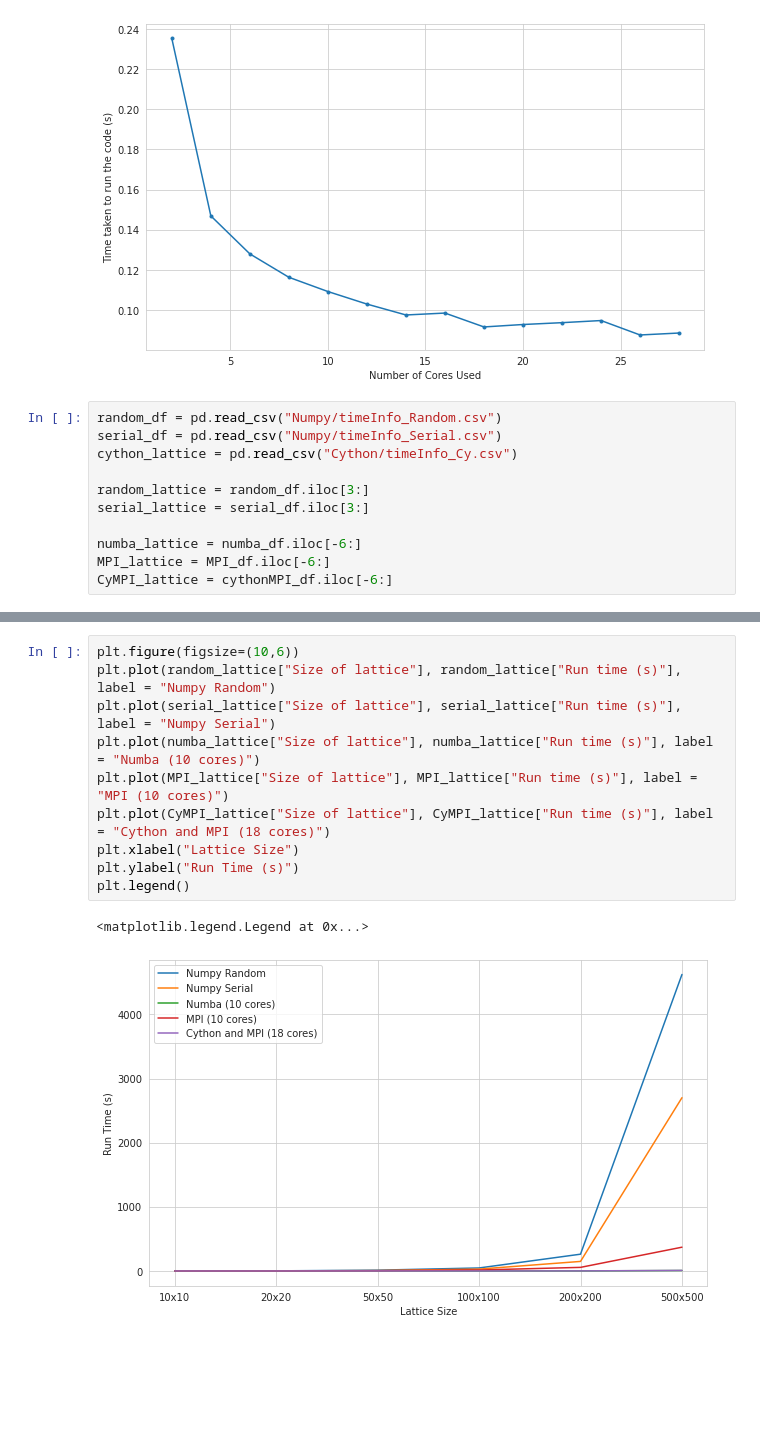
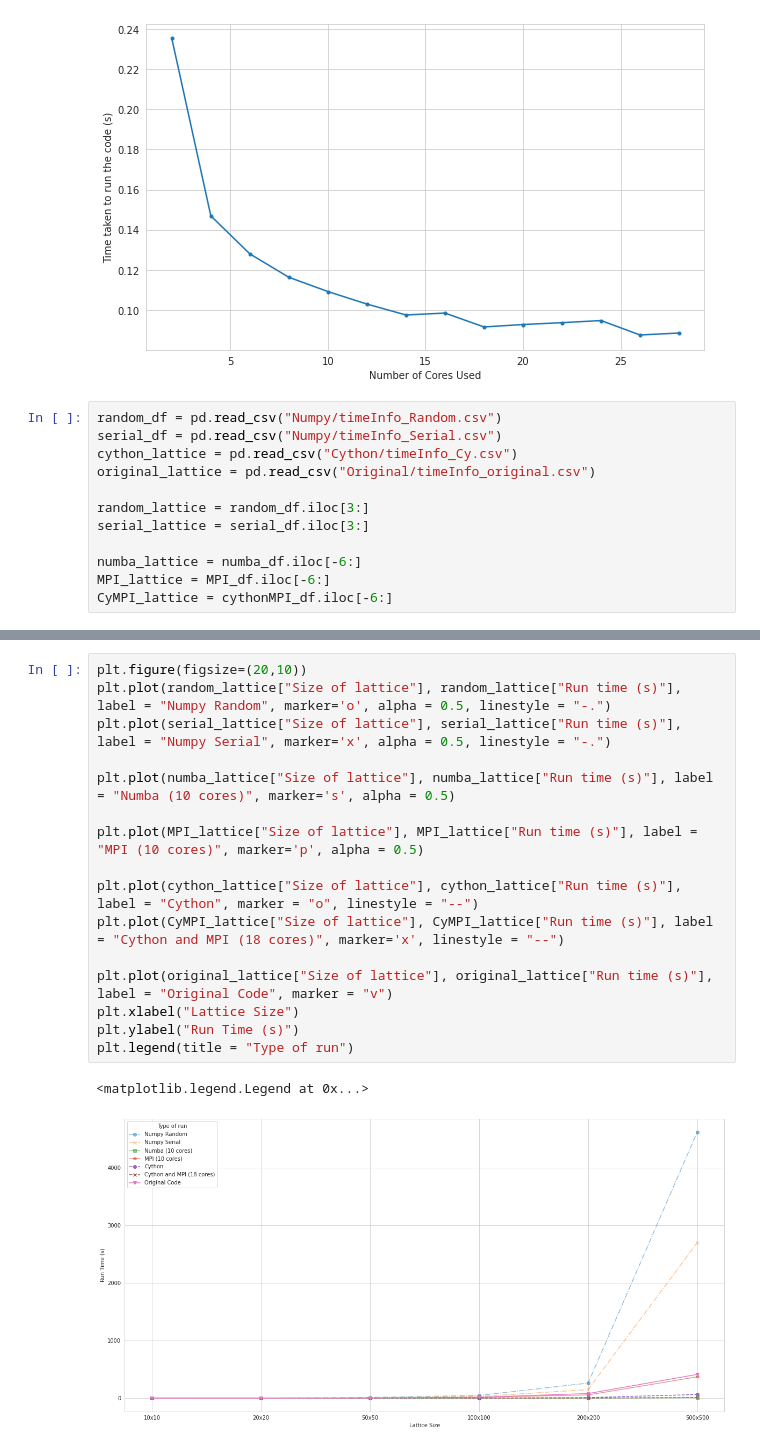
Before and after one commit to RedHorizonss/LiqCrystProj, a Jupyter notebook: Plotting_code.ipynb, the cells around one changed output, grey strips where cells are left out. Drawn from its saved outputs; the diff is of its cells as text; blank space fills up the shorter version.

Commit message:
Updated Plotting Code

```diff
--- a/Plotting_code.ipynb
+++ b/Plotting_code.ipynb
@@ -94,6 +94,7 @@ Text(0, 0.5, 'Time taken to run the code (s)')
 random_df = pd.read_csv("Numpy/timeInfo_Random.csv")
 serial_df = pd.read_csv("Numpy/timeInfo_Serial.csv")
 cython_lattice = pd.read_csv("Cython/timeInfo_Cy.csv")
+original_lattice = pd.read_csv("Original/timeInfo_original.csv")
 
 random_lattice = random_df.iloc[3:]
 serial_lattice = serial_df.iloc[3:]
@@ -122,13 +125,19 @@ CyMPI_lattice
 # %%
-plt.figure(figsize=(10,6))
-plt.plot(random_lattice["Size of lattice"], random_lattice["Run time (s)"], label = "Numpy Random")
-plt.plot(serial_lattice["Size of lattice"], serial_lattice["Run time (s)"], label = "Numpy Serial")
-plt.plot(numba_lattice["Size of lattice"], numba_lattice["Run time (s)"], label = "Numba (10 cores)")
-plt.plot(MPI_lattice["Size of lattice"], MPI_lattice["Run time (s)"], label = "MPI (10 cores)")
-plt.plot(CyMPI_lattice["Size of lattice"], CyMPI_lattice["Run time (s)"], label = "Cython and MPI (18 cores)")
+plt.figure(figsize=(20,10))
+plt.plot(random_lattice["Size of lattice"], random_lattice["Run time (s)"], label = "Numpy Random", marker='o', alpha = 0.5, linestyle = "-.")
+plt.plot(serial_lattice["Size of lattice"], serial_lattice["Run time (s)"], label = "Numpy Serial", marker='x', alpha = 0.5, linestyle = "-.")
+
+plt.plot(numba_lattice["Size of lattice"], numba_lattice["Run time (s)"], label = "Numba (10 cores)", marker='s', alpha = 0.5)
+
+plt.plot(MPI_lattice["Size of lattice"], MPI_lattice["Run time (s)"], label = "MPI (10 cores)", marker='p', alpha = 0.5)
+
+plt.plot(cython_lattice["Size of lattice"], cython_lattice["Run time (s)"], label = "Cython", marker = "o", linestyle = "--")
+plt.plot(CyMPI_lattice["Size of lattice"], CyMPI_lattice["Run time (s)"], label = "Cython and MPI (18 cores)", marker='x', linestyle = "--")
+
+plt.plot(original_lattice["Size of lattice"], original_lattice["Run time (s)"], label = "Original Code", marker = "v")
 plt.xlabel("Lattice Size")
 plt.ylabel("Run Time (s)")
-plt.legend()
+plt.legend(title = "Type of run")
 # %% [output]
 <matplotlib.legend.Legend at 0x...>
-[figure, old version]
+[figure, new version]
```
Also changed, not shown: parts of 8 cells of this notebook.
